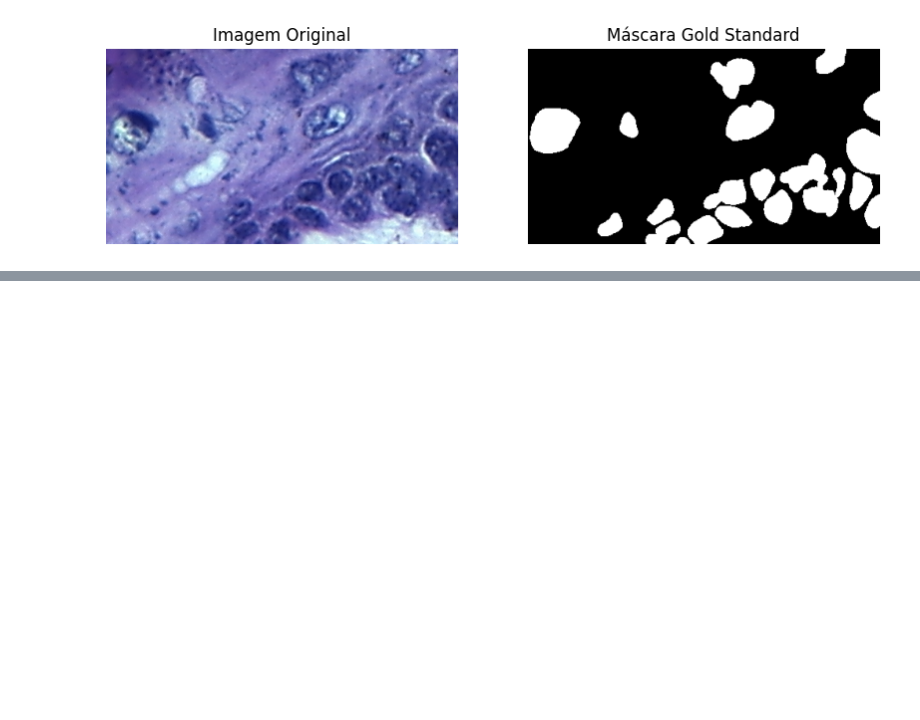
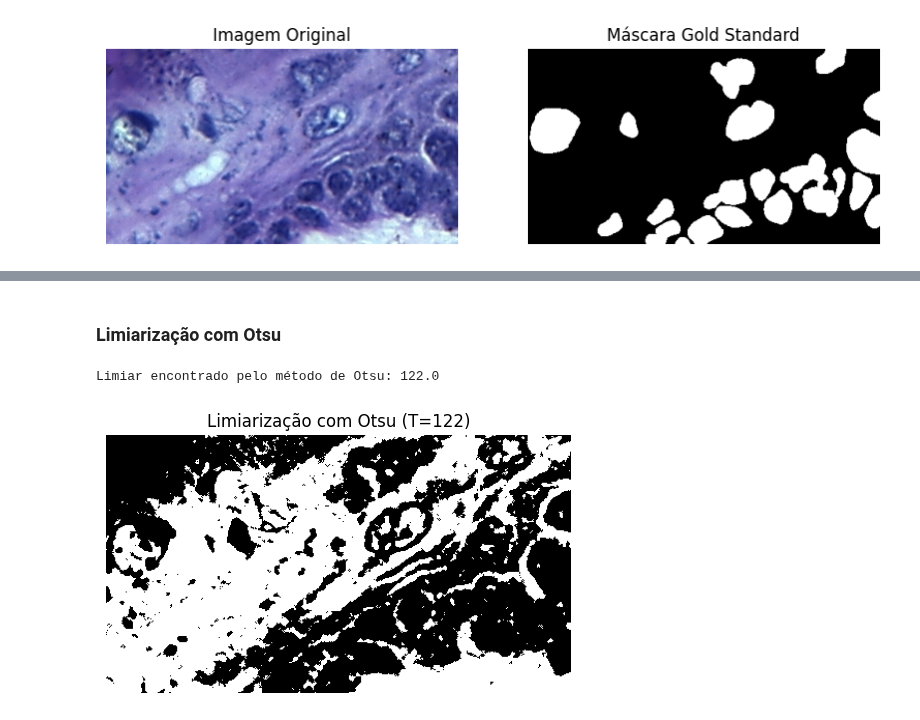
Before and after one commit to Guilherme0202PM/TreinamentoDados, a Jupyter notebook: Semana18/We_18_Segmentação_Imagem.ipynb, the cells around one changed output, grey strips where cells are left out. Drawn from its saved outputs; the diff is of its cells as text; code cells hidden in the pictures; blank space fills up the shorter version.

```diff
--- a/Semana18/We_18_Segmentação_Imagem.ipynb
+++ b/Semana18/We_18_Segmentação_Imagem.ipynb
@@ -123,0 +186,22 @@ plt.show()
+# %% [markdown]
+### Limiarização com Otsu
+# %%
+# Limiarização com Otsu
+
+valor_otsu, mascara_otsu = cv2.threshold(
+    imagem_cinza,
+    0,
+    255,
+    cv2.THRESH_BINARY + cv2.THRESH_OTSU
+)
+
+print("Limiar encontrado pelo método de Otsu:", valor_otsu)
+
+plt.figure(figsize=(6,4))
+plt.imshow(mascara_otsu, cmap="gray")
+plt.title(f"Limiarização com Otsu (T={valor_otsu:.0f})")
+plt.axis("off")
+plt.show()
+# %% [output]
+Limiar encontrado pelo método de Otsu: 122.0
+[figure, added]
```
Also changed, not shown: parts of 8 cells of this notebook.
